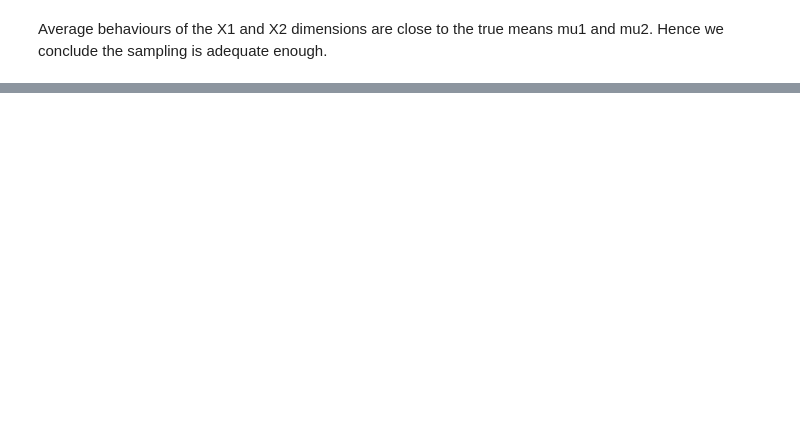
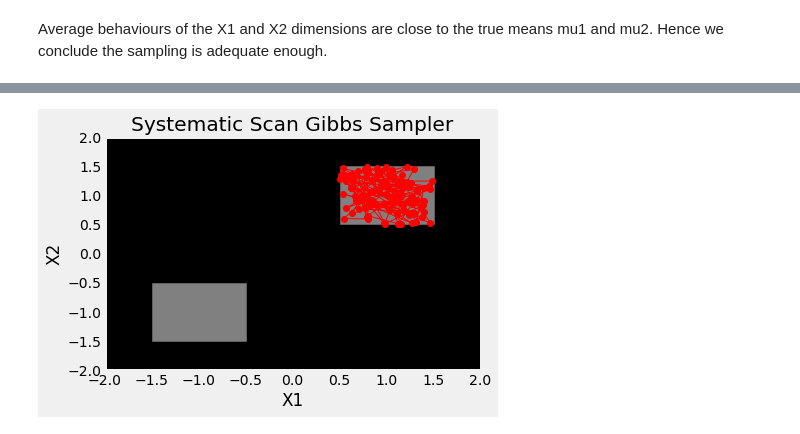
Before and after one commit to I-Bouros/seqgibbs, a Jupyter notebook: seqgibbs/examples/sys_scan_gibbs.ipynb, the cells around one changed output, grey strips where cells are left out. Saved outputs shown, nothing was run; the diff lists cells and outputs as text; code cells hidden in the pictures; blank space fills up the shorter version.

```diff
--- a/seqgibbs/examples/sys_scan_gibbs.ipynb
+++ b/seqgibbs/examples/sys_scan_gibbs.ipynb
@@ -217,0 +253,31 @@ The reason why the algorithm fails to retrieve the correct distribution in this
+# %%
+# Plot target distribution in white and grey
+from matplotlib import style
+style.use('fivethirtyeight')
+from matplotlib import patches
+
+fig, ax = plt.subplots()
+ax.set_xlim([-2, 2])
+ax.set_ylim([-2, 2])
+ax.set_facecolor('k')
+ax.grid(False)
+
+sq1=patches.Rectangle((-1.5, -1.5), 1, 1, color='grey')
+sq2=patches.Rectangle((0.5, 0.5), 1, 1, color='grey')
+
+ax.add_patch(sq1)
+ax.add_patch(sq2)
+
+# Separate the 1st and second dimensions of the states in the chain and
+# plot the Gibbs sampler steps
+gibbs_x1 = np.asarray(chain1_bad)[:,0].tolist()
+gibbs_x2 = np.asarray(chain1_bad)[:,1].tolist()
+
+plt.plot(gibbs_x1, gibbs_x2, marker='o', c='r', linewidth=1)
+
+plt.xlabel('X1')
+plt.ylabel('X2')
+plt.title('Systematic Scan Gibbs Sampler')
+plt.show()
+# %% [output]
+[figure, added]
```
Also changed, not shown: parts of 11 cells of this notebook.
